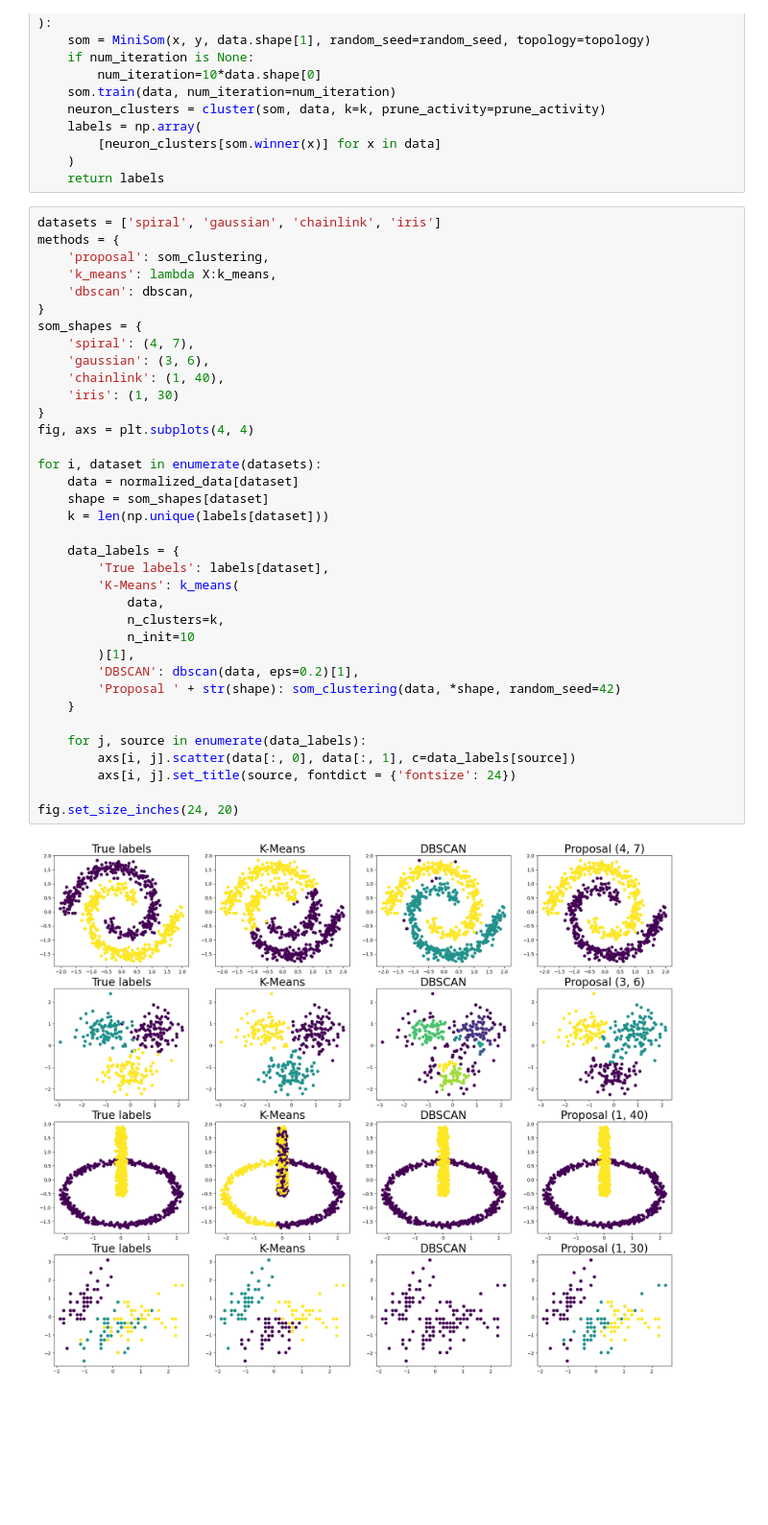
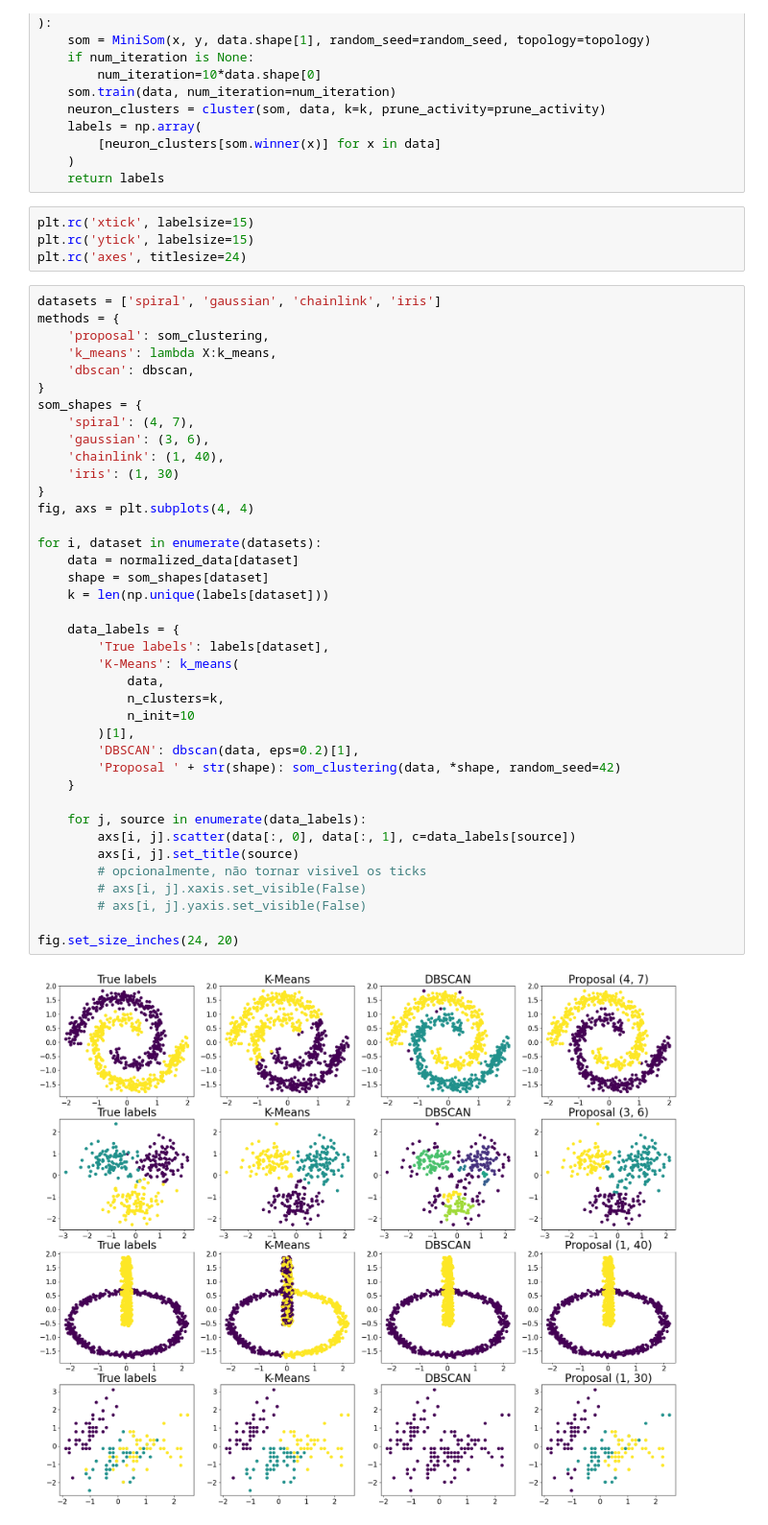
Before and after one commit to marcossantos-silva/SOMSegmentation, a Jupyter notebook: benchmark.ipynb, the cells around one changed output. Shown at 96% size. Drawn from its saved outputs; the diff is of its cells as text; blank space fills up the shorter version.

Commit message:
adicionada célula para controlar tamanho dos ticks

```diff
--- a/benchmark.ipynb
+++ b/benchmark.ipynb
@@ -43,6 +43,10 @@ def som_clustering(
         [neuron_clusters[som.winner(x)] for x in data]
     )
     return labels
+# %%
+plt.rc('xtick', labelsize=15)
+plt.rc('ytick', labelsize=15)
+plt.rc('axes', titlesize=24)
 # %%
 datasets = ['spiral', 'gaussian', 'chainlink', 'iris']
 methods = {
@@ -52,32 +56,35 @@ methods = {
 }
 som_shapes = {
     'spiral': (4, 7),
     'gaussian': (3, 6),
     'chainlink': (1, 40),
     'iris': (1, 30)
 }
 fig, axs = plt.subplots(4, 4)
 
 for i, dataset in enumerate(datasets):
     data = normalized_data[dataset]
     shape = som_shapes[dataset]
     k = len(np.unique(labels[dataset]))
 
     data_labels = {
         'True labels': labels[dataset],
         'K-Means': k_means(
             data,
             n_clusters=k,
             n_init=10
         )[1],
         'DBSCAN': dbscan(data, eps=0.2)[1],
         'Proposal ' + str(shape): som_clustering(data, *shape, random_seed=42)
     }
 
     for j, source in enumerate(data_labels):
         axs[i, j].scatter(data[:, 0], data[:, 1], c=data_labels[source])
-        axs[i, j].set_title(source, fontdict = {'fontsize': 24})
+        axs[i, j].set_title(source)
+        # opcionalmente, não tornar visivel os ticks
+        # axs[i, j].xaxis.set_visible(False)
+        # axs[i, j].yaxis.set_visible(False)
 
 fig.set_size_inches(24, 20)
 # %% [output]
-[figure, old version]
+[figure, new version]
```
